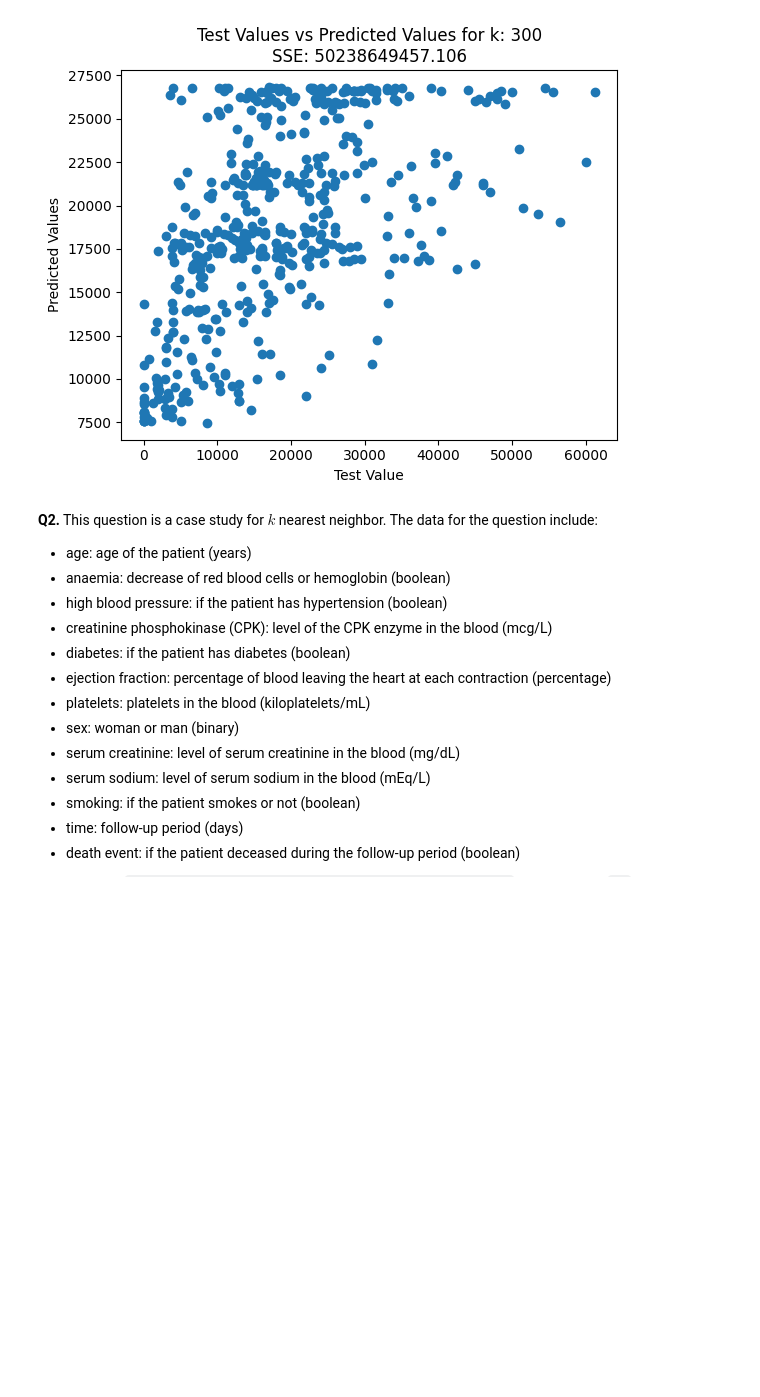
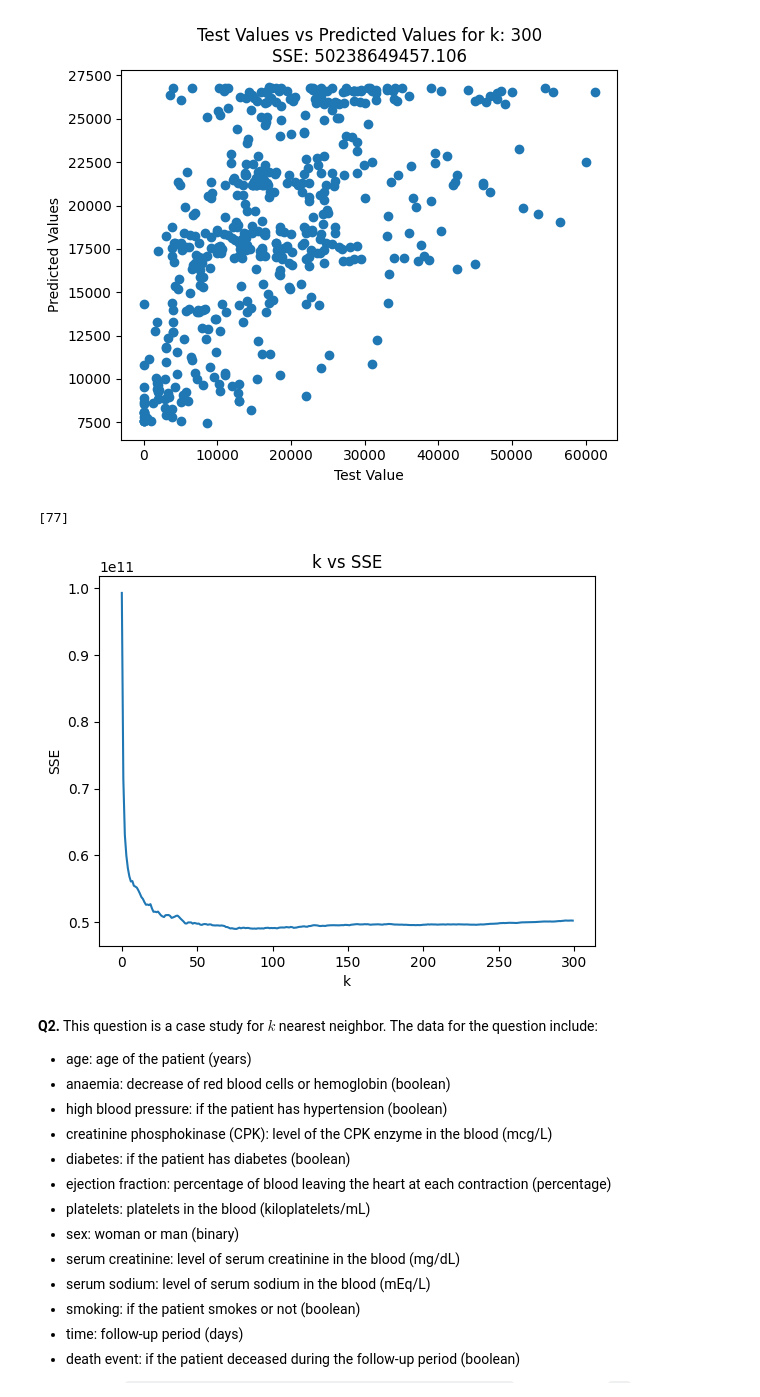
Before and after one commit to phipyao/ds3001-knn, a Jupyter notebook: assignment_knn.ipynb, the cells around one changed output. Saved outputs shown, nothing was run; the diff lists cells and outputs as text; code cells hidden in the pictures; blank space fills up the shorter version.

```diff
--- a/assignment_knn.ipynb
+++ b/assignment_knn.ipynb
@@ -83,6 +85,29 @@ for k in [3,10,25,50,100,300]:
 [figure]
 [figure]
 [figure]
+# %%
+k_bar = 300
+k_grid = np.arange(1, k_bar)
+SSE = np.zeros(k_bar)
+
+for k in range(k_bar):
+    model = KNeighborsRegressor(n_neighbors = k + 1)
+    fitted_model = model.fit(X_train, y_train)
+    y_hat = fitted_model.predict(X_test)
+    SSE[k] = np.sum((y_test - y_hat) ** 2)
+
+optimal_k = k_grid[np.where(SSE == np.min(SSE))]
+print(optimal_k)
+# %% [output]
+[77]
+# %%
+plt.plot(np.arange(0, k_bar), SSE)
+plt.title('k vs SSE')
+plt.xlabel('k')
+plt.ylabel('SSE')
+plt.show()
+# %% [output]
+[figure, added]
 # %% [markdown]
 **Q2.** This question is a case study for $k$ nearest neighbor. The data for the question include:
 
```
Also changed, not shown: parts of 2 cells of this notebook.
